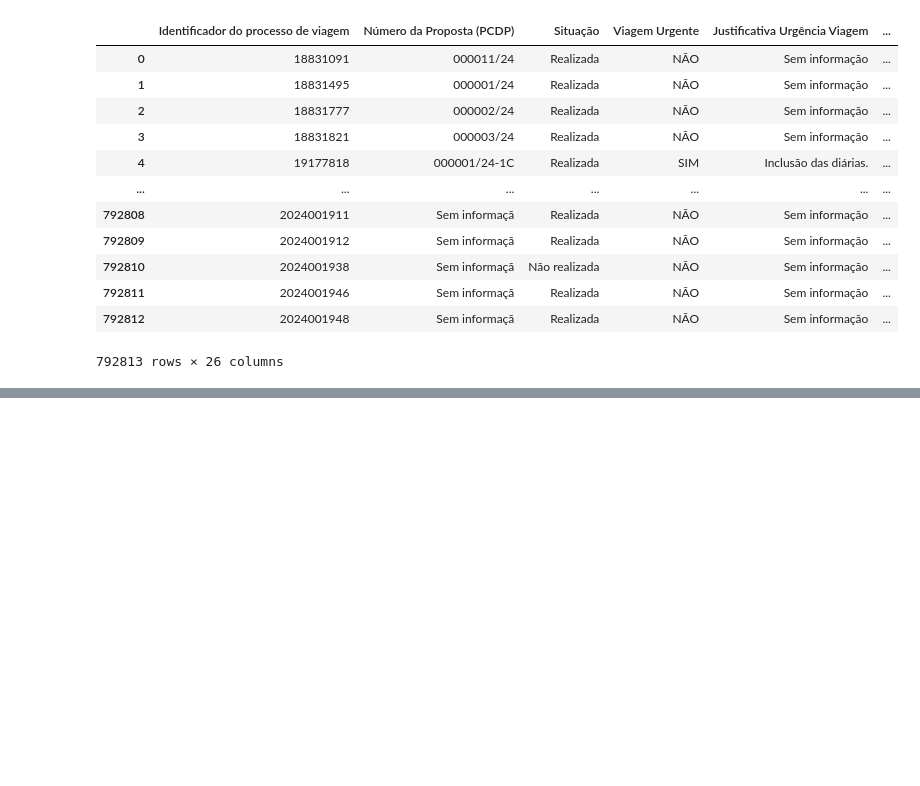
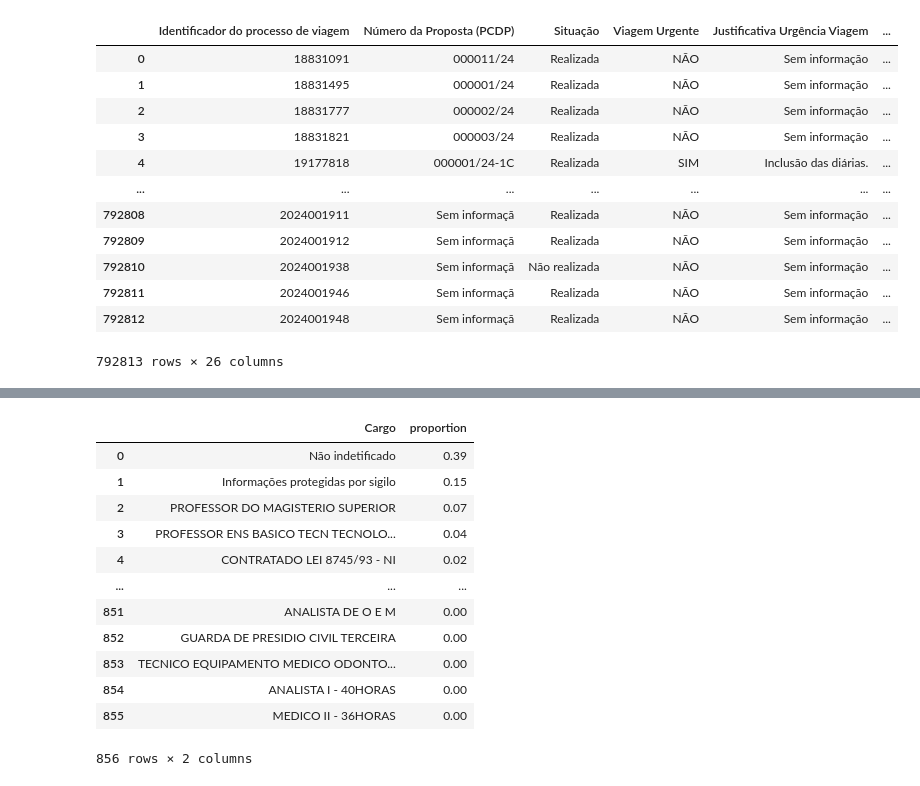
Before and after one commit to Murilo11/Analise-de-Dados-Portal-de-Transparencia, a Jupyter notebook: Analise_De_Dados_do_Portal_da_Transparencia.ipynb, the cells around one changed output, grey strips where cells are left out. Drawn from its saved outputs; the diff is of its cells as text; code cells hidden in the pictures; blank space fills up the shorter version.

```diff
--- a/Analise_De_Dados_do_Portal_da_Transparencia.ipynb
+++ b/Analise_De_Dados_do_Portal_da_Transparencia.ipynb
@@ -439,0 +462,17 @@ df_viagens
+# %%
+df_cargos = df_viagens['Cargo'].value_counts(normalize=True).reset_index()
+df_cargos
+# %% [output]
+|  | Cargo | proportion |
+| 0 | Não indetificado | 0.39 |
+| 1 | Informações protegidas por sigilo | 0.15 |
+| 2 | PROFESSOR DO MAGISTERIO SUPERIOR | 0.07 |
+| 3 | PROFESSOR ENS BASICO TECN TECNOLO... | 0.04 |
+| 4 | CONTRATADO LEI 8745/93 - NI | 0.02 |
+| ... | ... | ... |
+| 851 | ANALISTA DE O E M | 0.00 |
+| 852 | GUARDA DE PRESIDIO CIVIL TERCEIRA | 0.00 |
+| 853 | TECNICO EQUIPAMENTO MEDICO ODONTO... | 0.00 |
+| 854 | ANALISTA I - 40HORAS | 0.00 |
+| 855 | MEDICO II - 36HORAS | 0.00 |
+856 rows × 2 columns
```
Also changed, not shown: parts of 21 cells of this notebook.
